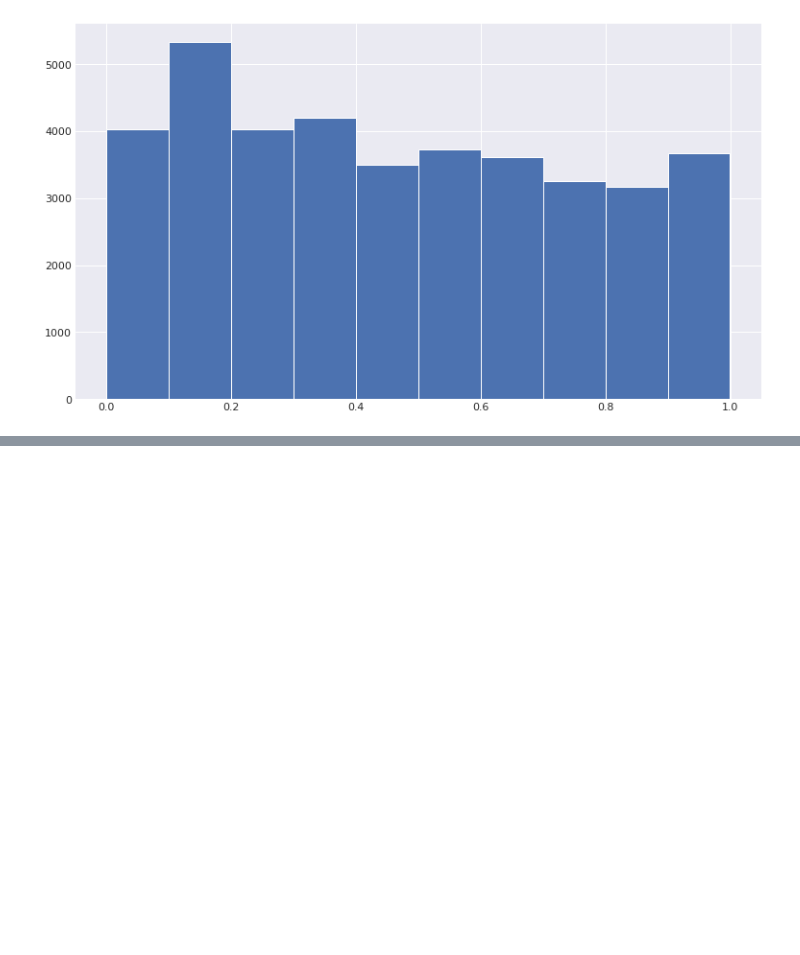
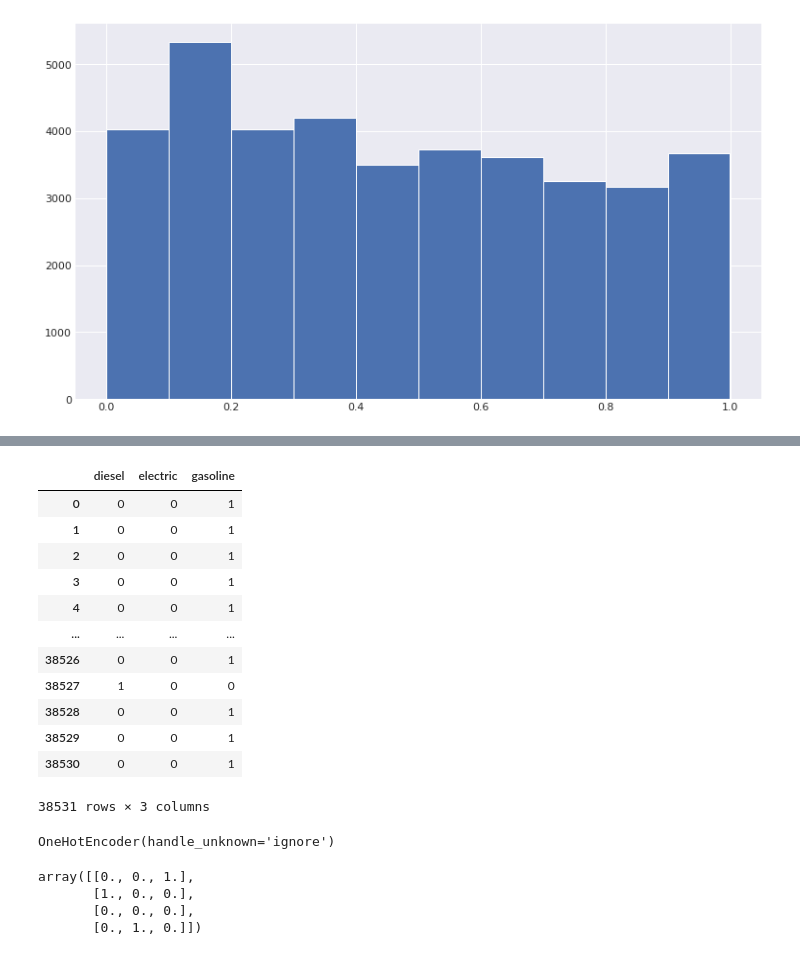
Before and after one commit to luiscib3r/Curso-de-Data-Science, a Jupyter notebook: 01 Estadística descriptiva.ipynb, the cells around one changed output, grey strips where cells are left out. Cells and saved outputs as stored; diff of their text form; code cells hidden in the pictures; blank space fills up the shorter version.

```diff
--- a/01 Estadística descriptiva.ipynb
+++ b/01 Estadística descriptiva.ipynb
@@ -632,0 +652,31 @@ data.price_usd.apply(lambda x: np.tanh(x/p)).hist()
+# %%
+pd.get_dummies(data.engine_type)
+# %% [output]
+|  | diesel | electric | gasoline |
+| 0 | 0 | 0 | 1 |
+| 1 | 0 | 0 | 1 |
+| 2 | 0 | 0 | 1 |
+| 3 | 0 | 0 | 1 |
+| 4 | 0 | 0 | 1 |
+| ... | ... | ... | ... |
+| 38526 | 0 | 0 | 1 |
+| 38527 | 1 | 0 | 0 |
+| 38528 | 0 | 0 | 1 |
+| 38529 | 0 | 0 | 1 |
+| 38530 | 0 | 0 | 1 |
+38531 rows × 3 columns
+# %%
+from sklearn.preprocessing import OneHotEncoder
+
+encoder = OneHotEncoder(handle_unknown='ignore')
+
+encoder.fit(data[['engine_type']].values)
+# %% [output]
+OneHotEncoder(handle_unknown='ignore')
+# %%
+encoder.transform([['gasoline'], ['diesel'], ['aceite'], ['electric']]).toarray()
+# %% [output]
+array([[0., 0., 1.],
+       [1., 0., 0.],
+       [0., 0., 0.],
+       [0., 1., 0.]])
```
Also changed, not shown: parts of 4 cells of this notebook.
